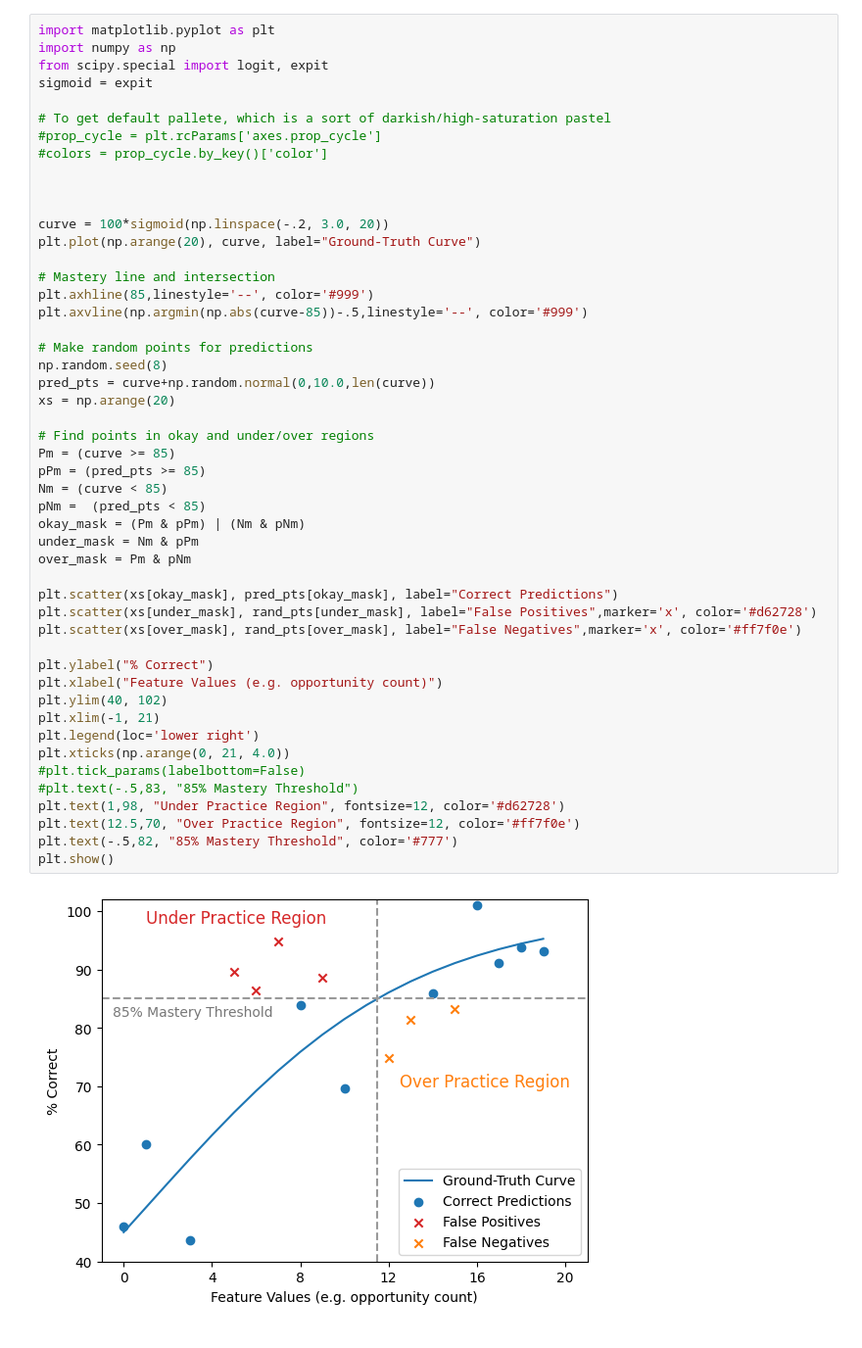
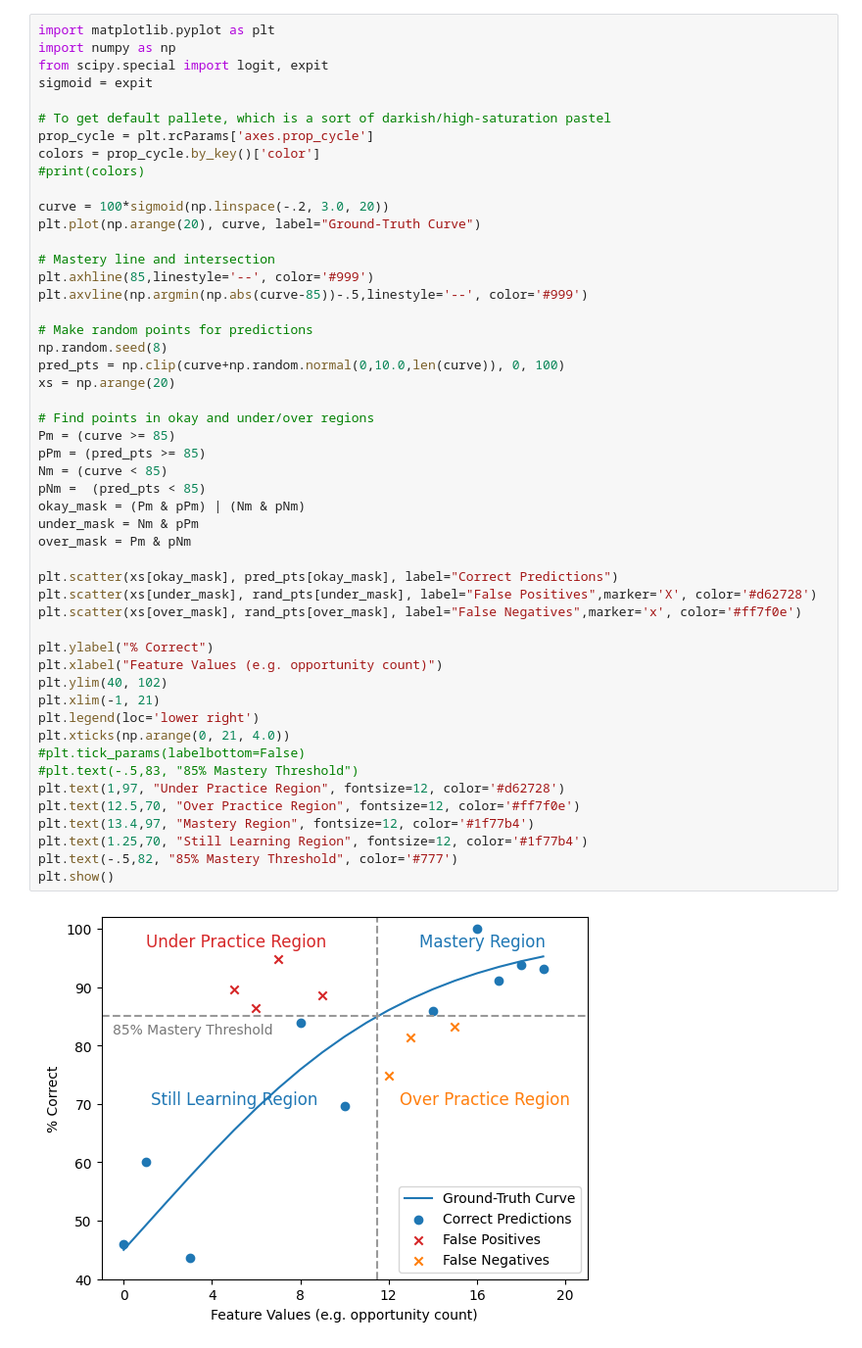
Before and after one commit to DannyWeitekamp/learner-performance-prediction, a Jupyter notebook: Figures.ipynb, the cells around one changed output. Shown at 98% size. Cells and saved outputs as stored; diff of their text form.

Commit message:
more figure tweaks because I'm anal

```diff
--- a/Figures.ipynb
+++ b/Figures.ipynb
@@ -5,10 +5,9 @@ from scipy.special import logit, expit
 sigmoid = expit
 
 # To get default pallete, which is a sort of darkish/high-saturation pastel
-#prop_cycle = plt.rcParams['axes.prop_cycle']
-#colors = prop_cycle.by_key()['color']
-
-
+prop_cycle = plt.rcParams['axes.prop_cycle']
+colors = prop_cycle.by_key()['color']
+#print(colors)
 
 curve = 100*sigmoid(np.linspace(-.2, 3.0, 20))
 plt.plot(np.arange(20), curve, label="Ground-Truth Curve")
@@ -18,34 +17,36 @@ plt.axhline(85,linestyle='--', color='#999')
 plt.axvline(np.argmin(np.abs(curve-85))-.5,linestyle='--', color='#999')
 
 # Make random points for predictions
 np.random.seed(8)
-pred_pts = curve+np.random.normal(0,10.0,len(curve))
+pred_pts = np.clip(curve+np.random.normal(0,10.0,len(curve)), 0, 100)
 xs = np.arange(20)
 
 # Find points in okay and under/over regions
 Pm = (curve >= 85)
 pPm = (pred_pts >= 85)
 Nm = (curve < 85)
 pNm =  (pred_pts < 85)
 okay_mask = (Pm & pPm) | (Nm & pNm)
 under_mask = Nm & pPm
 over_mask = Pm & pNm
 
 plt.scatter(xs[okay_mask], pred_pts[okay_mask], label="Correct Predictions")
-plt.scatter(xs[under_mask], rand_pts[under_mask], label="False Positives",marker='x', color='#d62728')
+plt.scatter(xs[under_mask], rand_pts[under_mask], label="False Positives",marker='X', color='#d62728')
 plt.scatter(xs[over_mask], rand_pts[over_mask], label="False Negatives",marker='x', color='#ff7f0e')
 
 plt.ylabel("% Correct")
 plt.xlabel("Feature Values (e.g. opportunity count)")
 plt.ylim(40, 102)
 plt.xlim(-1, 21)
 plt.legend(loc='lower right')
 plt.xticks(np.arange(0, 21, 4.0))
 #plt.tick_params(labelbottom=False)
 #plt.text(-.5,83, "85% Mastery Threshold")
-plt.text(1,98, "Under Practice Region", fontsize=12, color='#d62728')
+plt.text(1,97, "Under Practice Region", fontsize=12, color='#d62728')
 plt.text(12.5,70, "Over Practice Region", fontsize=12, color='#ff7f0e')
+plt.text(13.4,97, "Mastery Region", fontsize=12, color='#1f77b4')
+plt.text(1.25,70, "Still Learning Region", fontsize=12, color='#1f77b4')
 plt.text(-.5,82, "85% Mastery Threshold", color='#777')
 plt.show()
 # %% [output]
-[figure, old version]
+[figure, new version]
```
